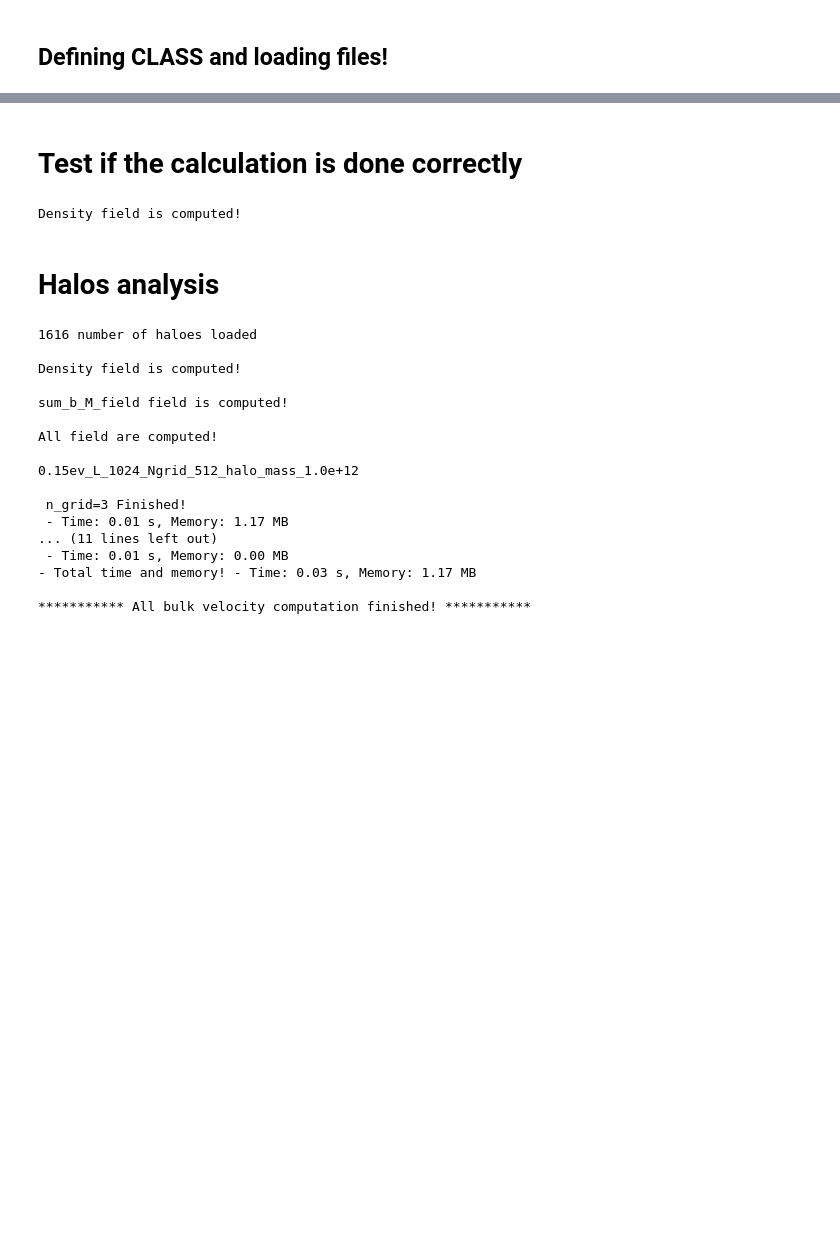
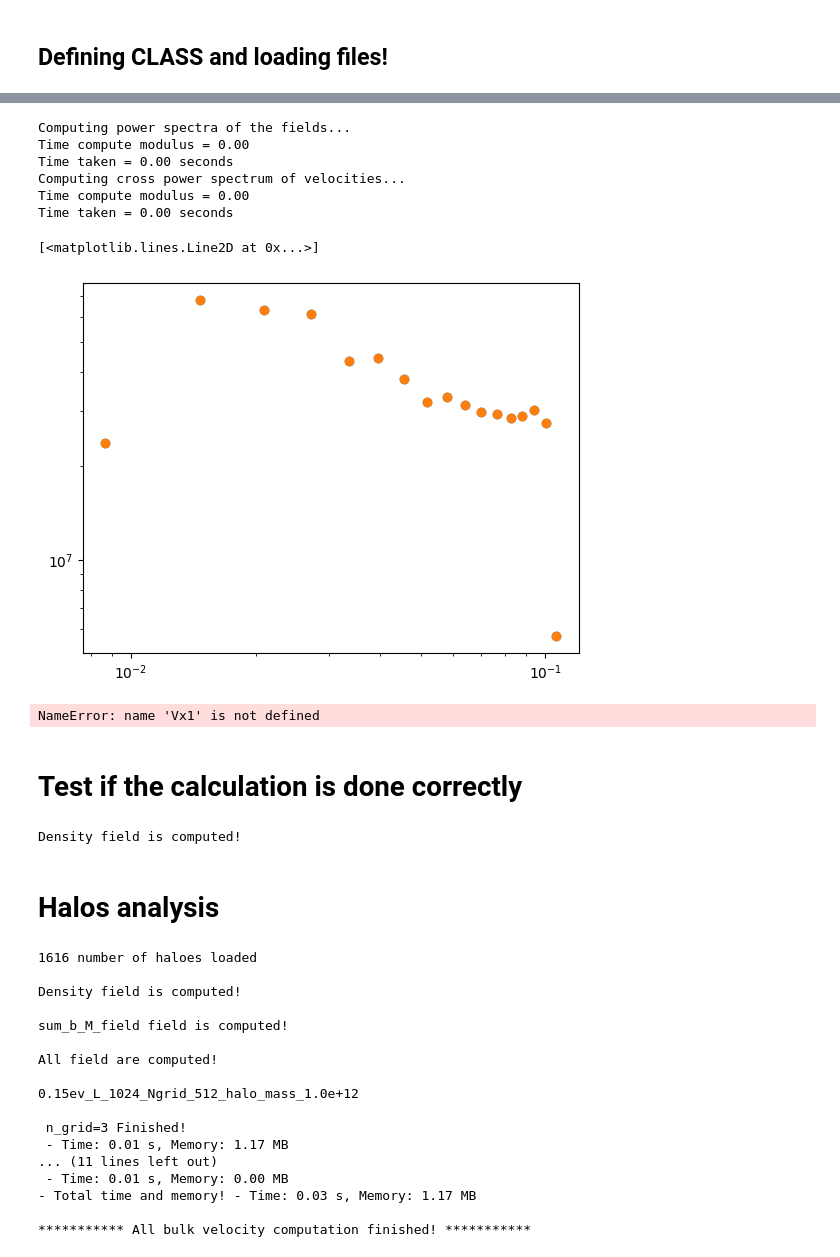
Before and after one commit to FarbodHassani/nu_snapshot_analysis, a Jupyter notebook: Cross_spectra_test.ipynb, the cells around one changed output, grey strips where cells are left out. Saved outputs shown, nothing was run; the diff lists cells and outputs as text; code cells hidden in the pictures; blank space fills up the shorter version.

Commit message:
Improvement in the Cross spectra computation
A typo is fixed in the function

```diff
--- a/Cross_spectra_test.ipynb
+++ b/Cross_spectra_test.ipynb
@@ -147,3 +176,70 @@ array([ 1299498.85625474,  4300372.98913756,  3662846.50479645,
+# %%
+data2 = load("./../Run_Bulk_velocities_CIC/L_1024_Ngrid_2600/0.3ev/cdm/output/data_ngrid_20_sim_0.3ev_L_1024_Ngrid_2600_cdm.pickle")
+data = load("./../Run_Bulk_velocities_CIC/L_1024_Ngrid_2600/0.3ev/cdm/output/data_ngrid_20_sim_0.3ev_L_1024_Ngrid_2600_cdm.pickle")
+
+# power_data['metadata'] = data['metadata']
+# power_data['metadata']['bulk_species'] = [bulk_species1, bulk_species2]
+# power_data['metadata']['information_spectra_p1_x_p2'] = ["k[h/Mpc], Pk_11[(km/s)^2*(Mpc/h)^3] is the momentum auto-power spectrum for field 1, Pk_22[(km/s)^2*(Mpc/h)^3]is the momentum auto-power spectrum for field 2, Pk_12[(km/s)^2*(Mpc/h)^3] will be the momentum cross-power spectrum"]
+# power_data['metadata']['information_spectra_v1_x_v2'] = ["k[h/Mpc], Pk1[(km/s)^2*(Mpc/h)^3] is the velocity auto-power spectrum for field 1, Pk2[(km/s)^2*(Mpc/h)^3]is the velocity auto-power spectrum for field 2, PkXv1v2[(km/s)^2*(Mpc/h)^3] will be the velocity cross-power spectrum"]
+density = data['sub_box_data']['density']
+density2 = data2['sub_box_data']['density']
+# Avoid division by zero by setting a small density value
+min_density = 1e-25  # Small positive value
+density = np.where(density <= 0, min_density, density)
+density2 = np.where(density <= 0, min_density, density)
+delta = density / np.mean(density, dtype=np.float64) - 1.0
+delta2 = density2 / np.mean(density2, dtype=np.float64) - 1.0
+
+Vx = data['sub_box_data']['P_x']
+Vy = data['sub_box_data']['P_y']
+Vz = data['sub_box_data']['P_z']
+# Normalize velocity by density
+Vx = np.where(density > min_density, Vx / density, 0)
+Vy = np.where(density > min_density, Vy / density, 0)
+Vz = np.where(density > min_density, Vz / density, 0)
+
+### field2 velocity fields
+Vx2 = data2['sub_box_data']['P_x']
+Vy2 = data2['sub_box_data']['P_y']
+Vz2 = data2['sub_box_data']['P_z']
+# Normalize velocity by density
+Vx2 = np.where(density2 > min_density, Vx2 / density2, 0)
+Vy2 = np.where(density2 > min_density, Vy2 / density2, 0)
+Vz2 = np.where(density2 > min_density, Vz2 / density2, 0)
+
+axis     = 0       #no RSD
+MAS      = 'CIC'   #it assumes the density constrast and velocities have been generated with the same MAS
+threads  = 1       #number of openmp threads
+verbose = False
+
+# compute the momentum auto- and cross-power spectra
+# k will have units of h/Mpc
+# Pk_11 will be the momentum auto-power spectrum for field 1, defined as above, and with units of (km/s)^2*(Mpc/h)^3 in units of velocity field are (km/s)
+# Pk_22 will be the momentum auto-power spectrum for field 2, defined as above, and with units of (km/s)^2*(Mpc/h)^3 in units of velocity field are (km/s)
+# Pk_12 will be the momentum cross-power spectrum, defined as above, and with units of (km/s)^2*(Mpc/h)^3 in units of velocity field are (km/s)
+k, Pk_11, Pk_22, Pk_12, Nmodes = PKL.XPk_vv(delta, Vx, Vy, Vz, delta2, Vx2, Vy2, Vz2, boxsize, axis, MAS, threads)
+a21 = [k, Pk_11, Pk_22, Pk_12, Nmodes]
+
+#### This is a function implemented by myself in Pylians; This givens the auto and cross power spectrum of velocities for field1 and field2
+k, Pk1, Pk2, PkXv1v2, Nmodes = PKL.XPk_velvel(Vx, Vy, Vz, Vx2, Vy2, Vz2, boxsize, axis, MAS, threads)
+a22 = [k, Pk1, Pk2, PkXv1v2, Nmodes]
+# %% [output]
+Computing power spectra of the fields...
+Time compute modulus = 0.00
+Time taken = 0.00 seconds
+Computing cross power spectrum of velocities...
+Time compute modulus = 0.00
+Time taken = 0.00 seconds
+# %%
+plt.loglog(a21[0],a21[1],"o")
+plt.loglog(a21[0],a21[2],"o")
+# %% [output]
+[<matplotlib.lines.Line2D at 0x...>]
+[figure, added]
+# %%
+k,Pk1,Pk2,PkX,Nmodes = PKL.XPk_velvel(Vx1,Vy1,Vz1,Vx1,Vy1,Vz1,BoxSize,axis=1,MAS='CIC',threads=1)
+# %% [output]
+NameError: name 'Vx1' is not defined
 # %% [markdown]
 # Test if the calculation is done correctly
 # %%
```
Also changed, not shown: parts of 10 cells of this notebook, 4 other files.
